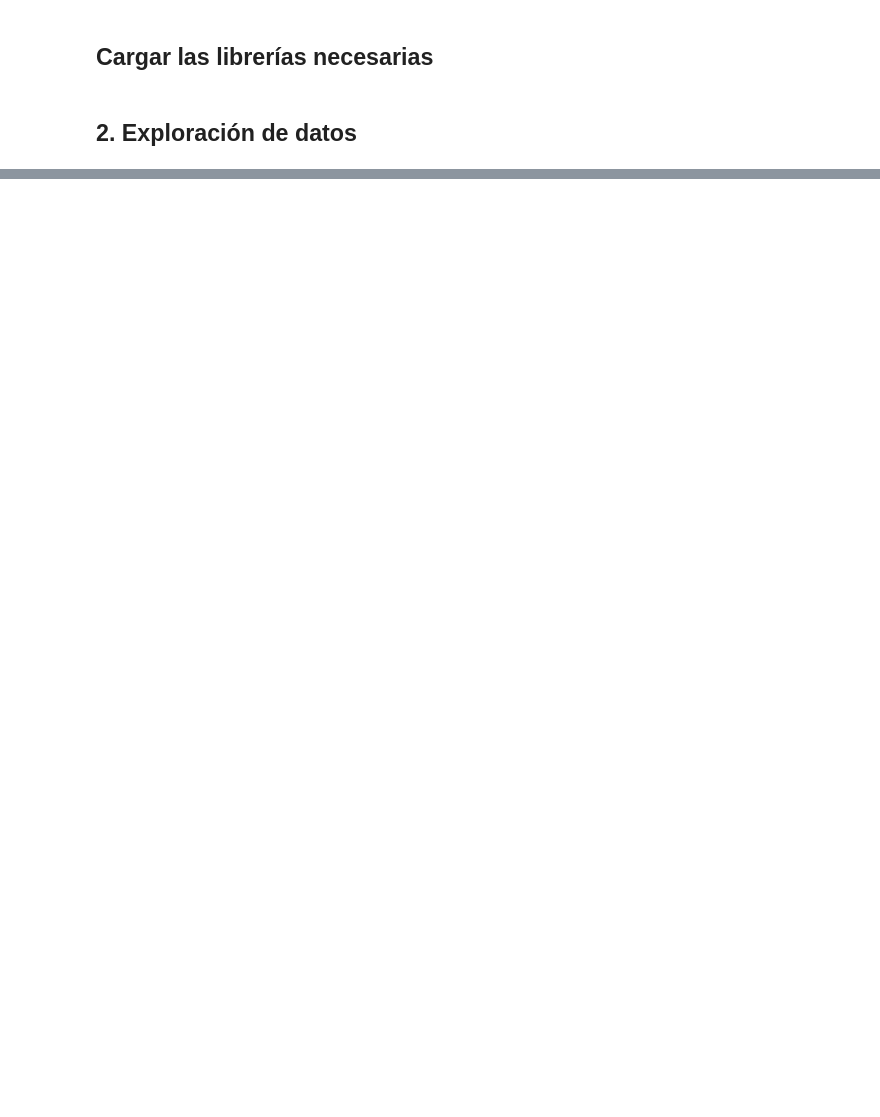
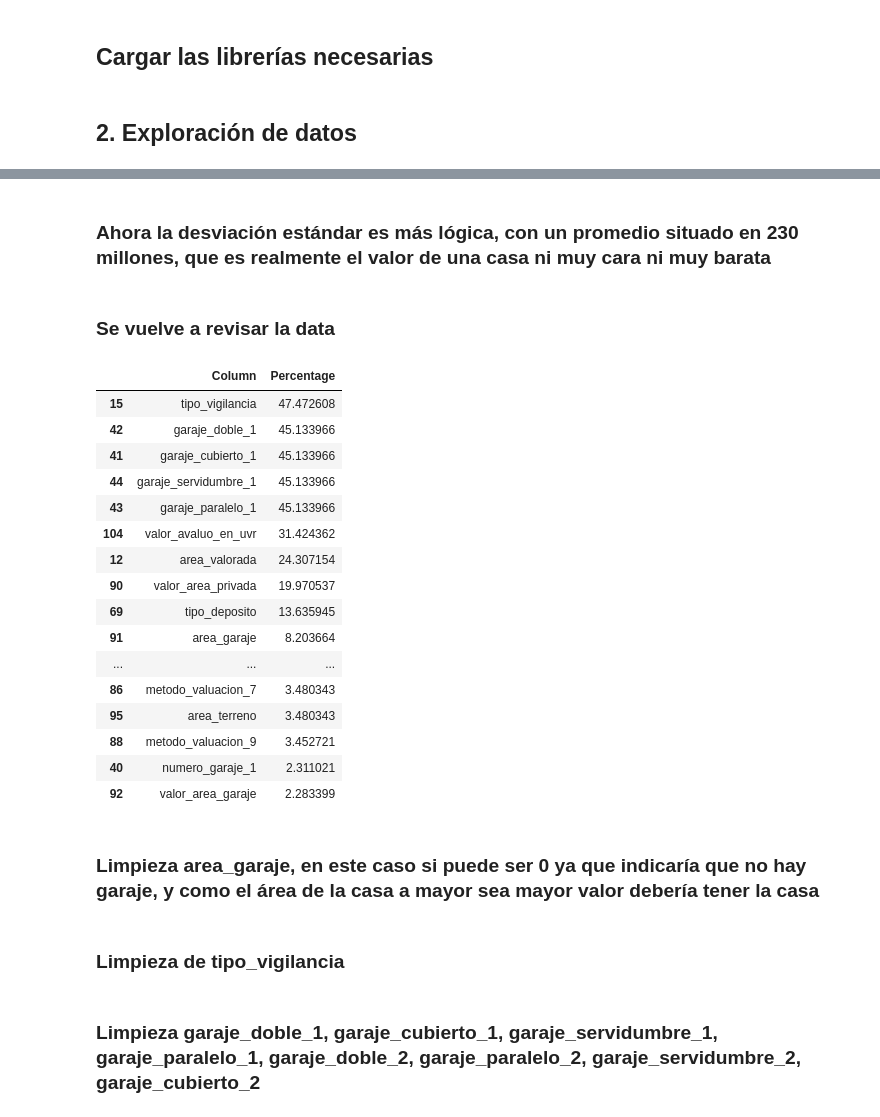
Before and after one commit to LuvanST/Ejercicio_3_precios, a Jupyter notebook: predecir_precios.ipynb, the cells around one changed output, grey strips where cells are left out. Saved outputs shown, nothing was run; the diff lists cells and outputs as text; code cells hidden in the pictures; blank space fills up the shorter version.

```diff
--- a/predecir_precios.ipynb
+++ b/predecir_precios.ipynb
@@ -113,0 +498,13 @@ Name: count, dtype: int64
+# %%
+# Ahora con esto se aplica el filtro de los valores que superen los 1300 millones de pesos y que no sean de estrato 6 o superior, adicionalmente
+# se filtrarán los valores que sean menores a 46 millones de pesos
+print(f"DataFrame original tenía {len(df)} filas")
+# Aplicar el filtro
+df = df[df['valor_total_avaluo'] >= limite_inferior]
+
+sub_df_limite_superior = df[df['valor_total_avaluo'] > limite_superior]
+sub_df_limite_superior = sub_df_limite_superior[sub_df_limite_superior['estrato'] <= 4]
+ids_raras = sub_df_limite_superior['id'].to_list()
+df = df[~df['id'].isin(ids_raras)]
+
+print(f"DataFrame después de aplicar los filtros tiene {len(df)} filas")
@@ -113,0 +546,6 @@ Name: count, dtype: int64
+# %%
+# Volvemos a calcular los percentiles
+percentile_1 = df['valor_total_avaluo'].quantile(0.01)
+percentile_99 = df['valor_total_avaluo'].quantile(0.99)
+
+print(f"Usando los percentiles 1 y 99, los límites inferior y superior son: {percentile_1} y {percentile_99}")
@@ -113,0 +561,3 @@ Name: count, dtype: int64
+# %%
+df = df[df['valor_total_avaluo'] <= percentile_99]
+print(f"Después de aplicar el filtro, el DataFrame tiene {len(df)} filas")
@@ -113,0 +583,34 @@ Name: count, dtype: int64
+# %% [markdown]
+### Ahora la desviación estándar es más lógica, con un promedio situado en 230 millones, que es realmente el valor de una casa ni muy cara ni muy barata
+# %% [markdown]
+### Se vuelve a revisar la data
+# %%
+# Filtra las columnas numéricas para excluir aquellas en 'columnas_eliminar_1'
+numericos_filtrados = [col for col in numericos if col not in columnas_eliminar_1]
+# Vuelve a filtrar el resultado para excluir cualquier columna adicional en 'columnas_eliminar_2'
+numericos_filtrados = [col for col in numericos_filtrados if col not in columnas_eliminar_2]
+# %%
+# Categoriza los valores en 'numericos_filtrados' basándose en su porcentaje en el DataFrame 'df'
+percentages = categorize_column_percentage(numericos_filtrados, df)
+# Muestra las primeras 25 filas del DataFrame 'percentages' para revisar los resultados de la categorización
+percentages.head(25)
+# %% [output]
+|  | Column | Percentage |
+| 15 | tipo_vigilancia | 47.472608 |
+| 42 | garaje_doble_1 | 45.133966 |
+| 41 | garaje_cubierto_1 | 45.133966 |
+| 44 | garaje_servidumbre_1 | 45.133966 |
+| 43 | garaje_paralelo_1 | 45.133966 |
+| 104 | valor_avaluo_en_uvr | 31.424362 |
+| 12 | area_valorada | 24.307154 |
+| 90 | valor_area_privada | 19.970537 |
+| 69 | tipo_deposito | 13.635945 |
+| 91 | area_garaje | 8.203664 |
+| ... | ... | ... |
+| 86 | metodo_valuacion_7 | 3.480343 |
+| 95 | area_terreno | 3.480343 |
+| 88 | metodo_valuacion_9 | 3.452721 |
+| 40 | numero_garaje_1 | 2.311021 |
+| 92 | valor_area_garaje | 2.283399 |
+# %% [markdown]
+### Limpieza area_garaje, en este caso si puede ser 0 ya que indicaría que no hay garaje, y como el área de la casa a mayor sea mayor valor debería tener la casa
@@ -113,0 +621,2 @@ Name: count, dtype: int64
+# %% [markdown]
+### Limpieza de tipo_vigilancia
@@ -113,0 +634,2 @@ Name: count, dtype: int64
+# %% [markdown]
+### Limpieza garaje_doble_1, garaje_cubierto_1, garaje_servidumbre_1, garaje_paralelo_1, garaje_doble_2, garaje_paralelo_2, garaje_servidumbre_2, garaje_cubierto_2
```
Also changed, not shown: parts of 159 cells of this notebook, 2 other files.
